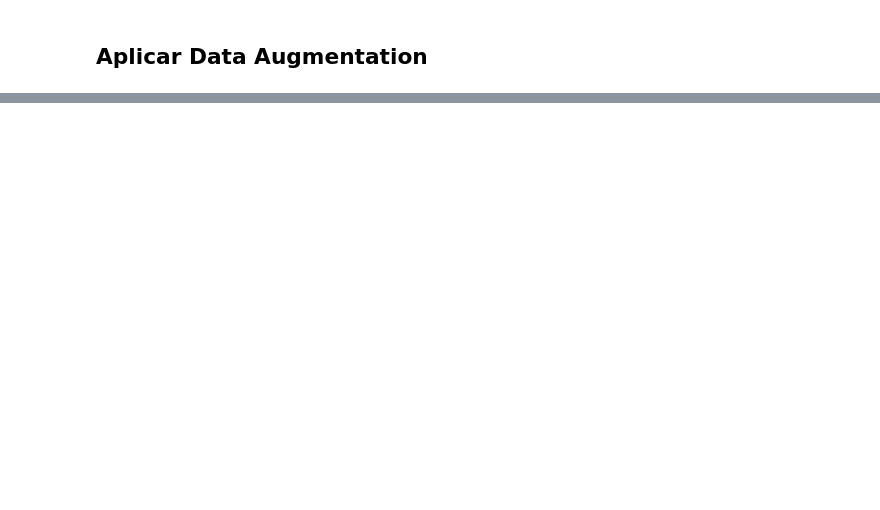
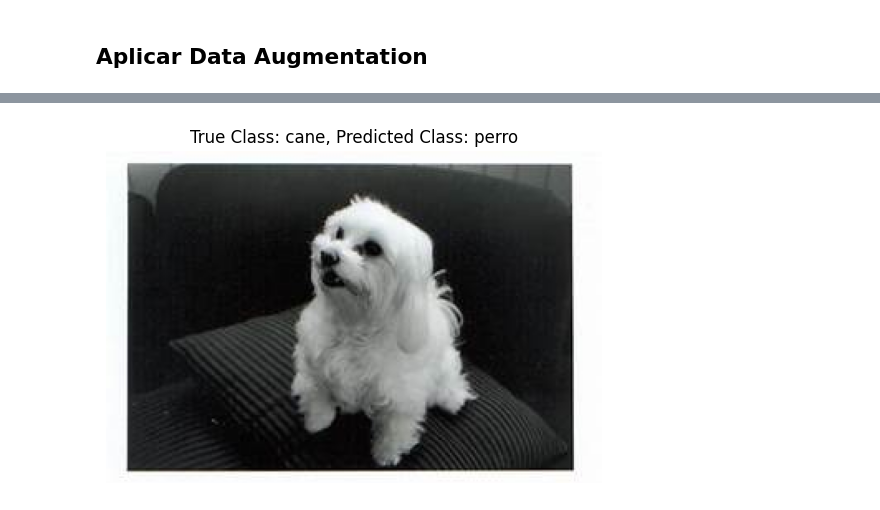
Before and after one commit to ClaraBureu/CEIA, a Jupyter notebook: VCII/CVII_DataAugmentation.ipynb, the cells around one changed output, grey strips where cells are left out. Cells and saved outputs as stored; diff of their text form; code cells hidden in the pictures; blank space fills up the shorter version.

```diff
--- a/VCII/CVII_DataAugmentation.ipynb
+++ b/VCII/CVII_DataAugmentation.ipynb
@@ -39,7 +41,7 @@ Carpeta: pecora, Cantidad de imágenes: 1820
 Carpeta: ragno, Cantidad de imágenes: 4821
 Carpeta: scoiattolo, Cantidad de imágenes: 1862
 # %%
-root_dir = './animales/raw-img/'
+root_dir = './raw-img/'
 
 # Obtener una lista de todas las carpetas en el directorio raíz
 folders = [folder for folder in os.listdir(root_dir) if os.path.isdir(os.path.join(root_dir, folder))]
@@ -372,0 +400,12 @@ with open(HISTORY_FILE_PATH, 'w') as json_file:
+# %%
+# Elegir una imagen aleatoria del conjunto de datos de prueba
+random_image_path, true_label = test_dataset[np.random.randint(len(test_dataset))]
+random_image = Image.open(random_image_path)
+
+input_image = data_transforms(random_image).unsqueeze(0)
+# %%
+modelo_ruta = "./model/naug_conv_model.pt"
+
+modelo_cargado = torch.load(modelo_ruta)
+
+modelo_cargado.eval()
@@ -372,0 +425,19 @@ with open(HISTORY_FILE_PATH, 'w') as json_file:
+# %%
+with torch.no_grad():
+    output = modelo_cargado(input_image)
+    predicted_class = torch.argmax(output, dim=1).item()
+# %%
+#translate = {1: "perro", 2: "caballo", 3: "elefante", 4: "mariposa", 5: "gallina", 6: "gato", 7: "vaca", 8: "oveja", 9: "araña", 10: "ardilla"}
+translate = {0: "perro", 1: "caballo", 2: "elefante", 3: "mariposa", 4: "gallina", 5: "gato", 6: "vaca", 7: "oveja", 8: "araña", 9: "ardilla"}
+
+if predicted_class in translate:
+    class_name = translate[predicted_class]
+else:
+    class_name = "Clase no mapeada"
+
+plt.imshow(random_image)
+plt.title(f"True Class: {true_label}, Predicted Class: {class_name}")
+plt.axis('off')
+plt.show()
+# %% [output]
+[figure, added]
```
Also changed, not shown: parts of 9 cells of this notebook, 4 other files.
